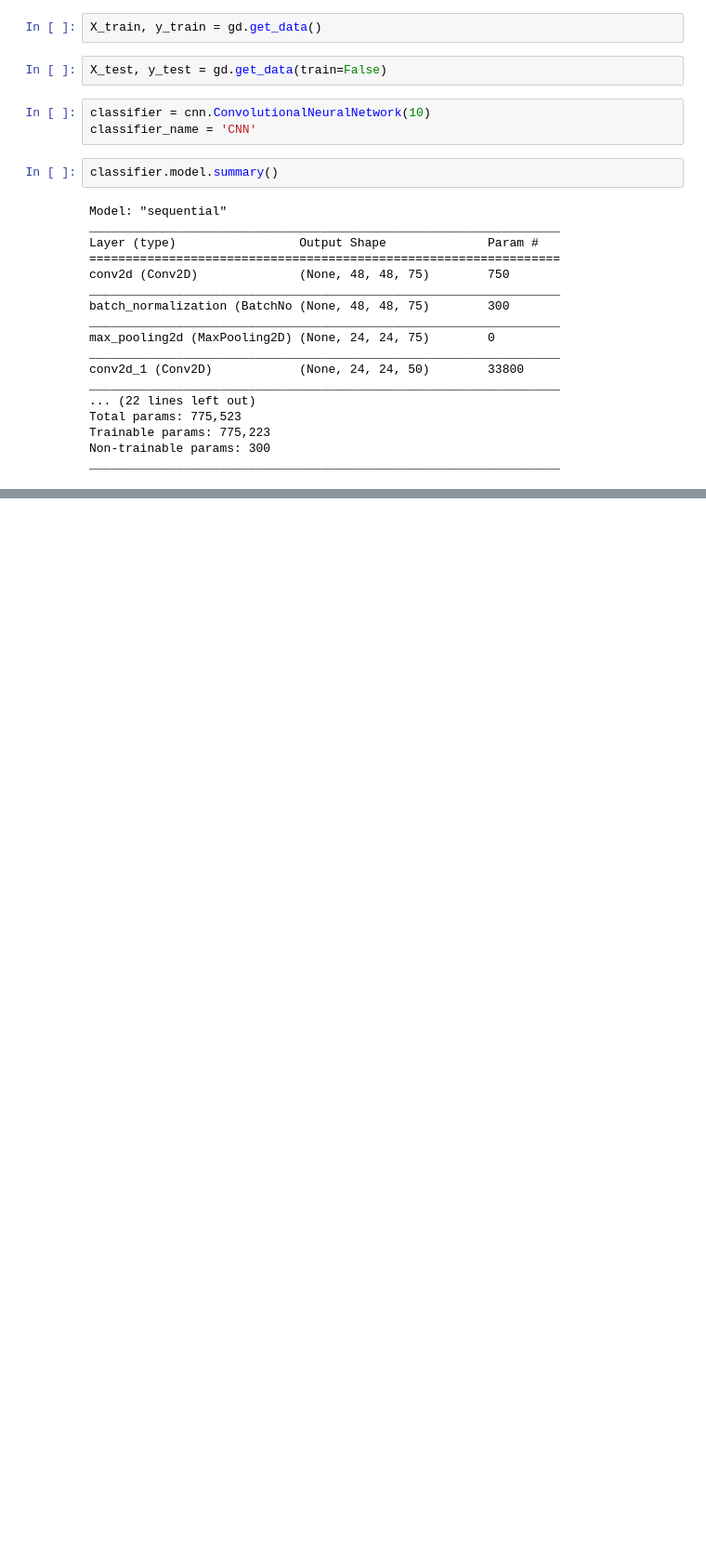
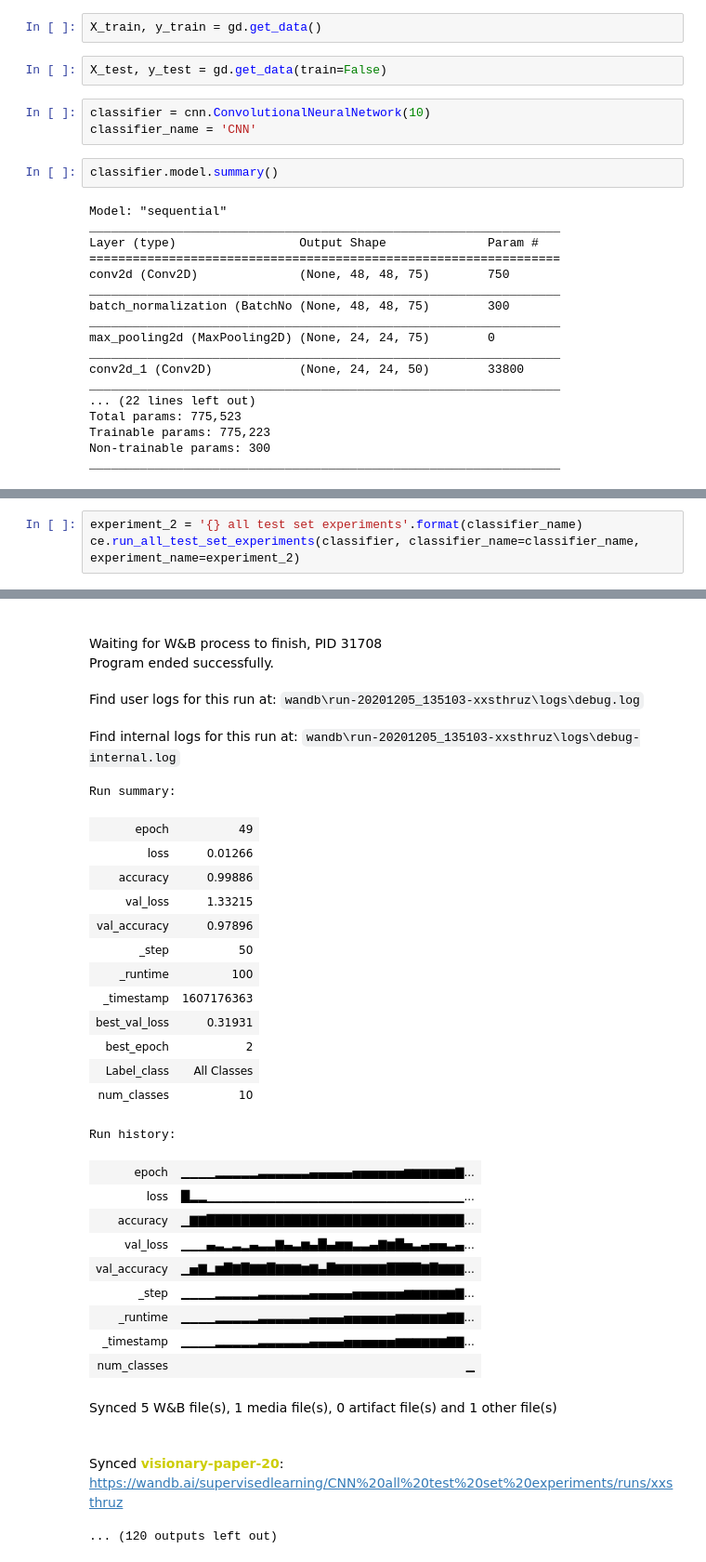
Before and after one commit to friedforfun/SupervisedLearningCW, a Jupyter notebook: Tasks/CNN.ipynb, the cells around one changed output, grey strips where cells are left out. Shown: that part at 93% size. Cells and saved outputs as stored; diff of their text form; blank space fills up the shorter version.

```diff
--- a/Tasks/CNN.ipynb
+++ b/Tasks/CNN.ipynb
@@ -103,0 +106,4 @@ Synced sandy-galaxy-52: https://wandb.ai/supervisedlearning/CNN%20All%20kf%20exp
+# %%
+experiment_2 = '{} all test set experiments'.format(classifier_name)
+ce.run_all_test_set_experiments(classifier, classifier_name=classifier_name, experiment_name=experiment_2)
+# %% [output]
@@ -103,0 +136,30 @@ Synced sandy-galaxy-52: https://wandb.ai/supervisedlearning/CNN%20All%20kf%20exp
+Waiting for W&B process to finish, PID 31708
+Program ended successfully.
+Find user logs for this run at: wandb\run-20201205_135103-xxsthruz\logs\debug.log
+Find internal logs for this run at: wandb\run-20201205_135103-xxsthruz\logs\debug-internal.log
+Run summary:
+| epoch | 49 |
+| loss | 0.01266 |
+| accuracy | 0.99886 |
+| val_loss | 1.33215 |
+| val_accuracy | 0.97896 |
+| _step | 50 |
+| _runtime | 100 |
+| _timestamp | 1607176363 |
+| best_val_loss | 0.31931 |
+| best_epoch | 2 |
+| Label_class | All Classes |
+| num_classes | 10 |
+Run history:
+| epoch | ▁▁▁▁▂▂▂▂▂▃▃▃▃▃▃▄▄▄▄▄▅▅▅▅▅▅▆▆▆▆▆▆▇... |
+| loss | █▂▂▁▁▁▁▁▁▁▁▁▁▁▁▁▁▁▁▁▁▁▁▁▁▁▁▁▁▁▁▁▁... |
+| accuracy | ▁▇▇██████████████████████████████... |
+| val_loss | ▁▁▁▄▃▂▃▂▄▃▃▇▄▃▆▄█▄▆▆▃▃▄▇▆█▅▃▄▅▅▃▄... |
+| val_accuracy | ▁▅▇▂▆█▇█▇▇█▇▇▇▆▇▄█▇▇▇▇▇▇████▇█▇▇▇... |
+| _step | ▁▁▁▁▂▂▂▂▂▃▃▃▃▃▃▄▄▄▄▄▅▅▅▅▅▅▆▆▆▆▆▆▇... |
+| _runtime | ▁▁▁▁▂▂▂▂▂▃▃▃▃▃▃▄▄▄▄▅▅▅▅▅▅▆▆▆▆▆▆▇▇... |
+| _timestamp | ▁▁▁▁▂▂▂▂▂▃▃▃▃▃▃▄▄▄▄▅▅▅▅▅▅▆▆▆▆▆▆▇▇... |
+| num_classes | ▁ |
+Synced 5 W&B file(s), 1 media file(s), 0 artifact file(s) and 1 other file(s)
+Synced visionary-paper-20: https://wandb.ai/supervisedlearning/CNN%20all%20test%20set%20experiments/runs/xxsthruz
+... (120 outputs left out)
```
Also changed, not shown: parts of 6 cells of this notebook, 2 other files.
